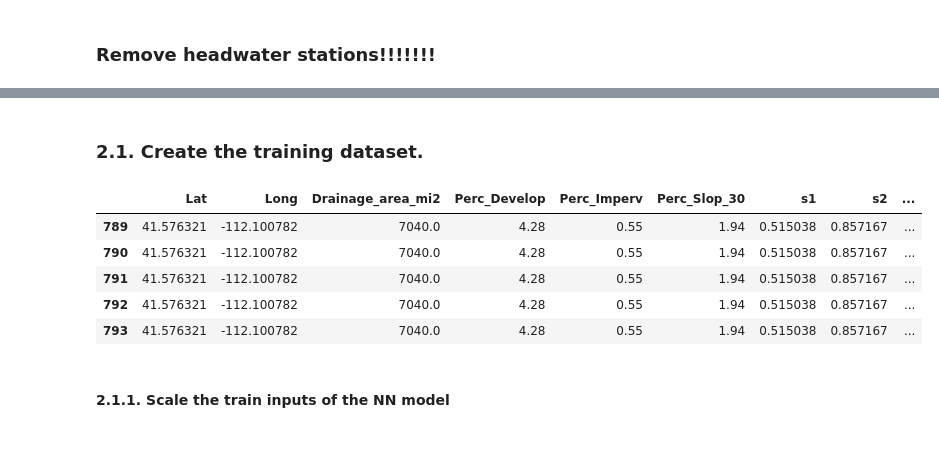
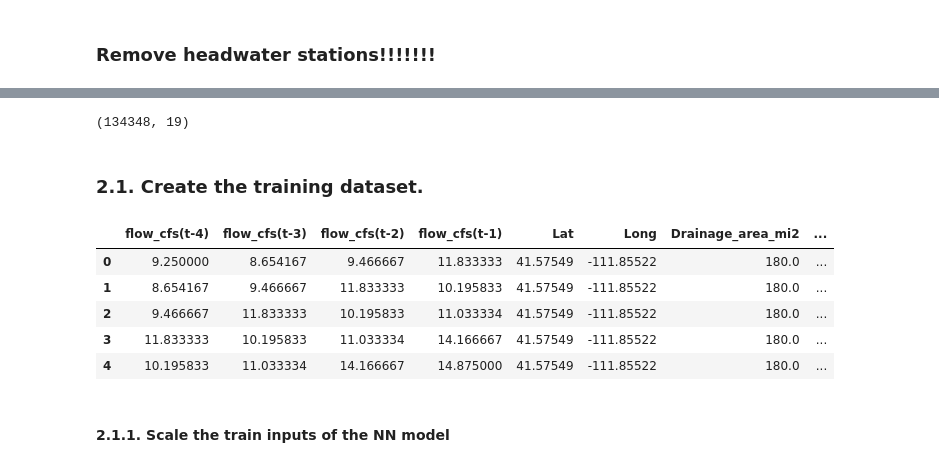
Before and after one commit to whitelightning450/NWM_ML, a Jupyter notebook: Savalan/01.script/03.bilstm/01.bilstm.ipynb, the cells around one changed output, grey strips where cells are left out. Saved outputs shown, nothing was run; the diff lists cells and outputs as text; code cells hidden in the pictures.

```diff
--- a/Savalan/01.script/03.bilstm/01.bilstm.ipynb
+++ b/Savalan/01.script/03.bilstm/01.bilstm.ipynb
@@ -78,7 +77,7 @@ Training_DF = raw_training_data.copy()
 # %%
 # Editing the features based on the feature importance should be done here!!!!!!!!!!!!!!!
 
-Training_DF.drop(['precipitation_in', 'temperature_F', 'Mean_Ann_Precip_in', 'Perc_Herbace', 'Perc_Forest',
+Training_DF.drop([ 'Mean_Ann_Precip_in', 'Perc_Herbace', 'Perc_Forest',
                         'Mean_Basin_Elev_ft'], axis=1, inplace=True)
 # %% [markdown]
 ### Remove headwater stations!!!!!!!
@@ -100,20 +159,25 @@ Training_DF.head()
+# %%
+df_concatenated.shape
+# %% [output]
+(134348, 19)
 # %% [markdown]
 ### 2.1. Create the training dataset.
 # %%
 # Training is from 1980 to the end of 2015.
+Training_DF = df_concatenated
 x_train_temp = Training_DF[Training_DF.datetime < '01-01-2015']
 x_train_temp.pop('station_id')
 x_train_temp.pop('datetime')
 y_train_temp = x_train_temp['flow_cfs']
 x_train_temp.pop('flow_cfs')
 x_train_temp.head()
 # %% [output]
-|  | Lat | Long | Drainage_area_mi2 | Perc_Develop | Perc_Imperv | Perc_Slop_30 | s1 | s2 | ... |
-| 789 | 41.576321 | -112.100782 | 7040.0 | 4.28 | 0.55 | 1.94 | 0.515038 | 0.857167 | ... |
-| 790 | 41.576321 | -112.100782 | 7040.0 | 4.28 | 0.55 | 1.94 | 0.515038 | 0.857167 | ... |
-| 791 | 41.576321 | -112.100782 | 7040.0 | 4.28 | 0.55 | 1.94 | 0.515038 | 0.857167 | ... |
-| 792 | 41.576321 | -112.100782 | 7040.0 | 4.28 | 0.55 | 1.94 | 0.515038 | 0.857167 | ... |
-| 793 | 41.576321 | -112.100782 | 7040.0 | 4.28 | 0.55 | 1.94 | 0.515038 | 0.857167 | ... |
+|  | flow_cfs(t-4) | flow_cfs(t-3) | flow_cfs(t-2) | flow_cfs(t-1) | Lat | Long | Drainage_area_mi2 | ... |
+| 0 | 9.250000 | 8.654167 | 9.466667 | 11.833333 | 41.57549 | -111.85522 | 180.0 | ... |
+| 1 | 8.654167 | 9.466667 | 11.833333 | 10.195833 | 41.57549 | -111.85522 | 180.0 | ... |
+| 2 | 9.466667 | 11.833333 | 10.195833 | 11.033334 | 41.57549 | -111.85522 | 180.0 | ... |
+| 3 | 11.833333 | 10.195833 | 11.033334 | 14.166667 | 41.57549 | -111.85522 | 180.0 | ... |
+| 4 | 10.195833 | 11.033334 | 14.166667 | 14.875000 | 41.57549 | -111.85522 | 180.0 | ... |
 # %% [markdown]
 #### 2.1.1. Scale the train inputs of the NN model
 # %%
```
Also changed, not shown: parts of 12 cells of this notebook, 5 other files.
